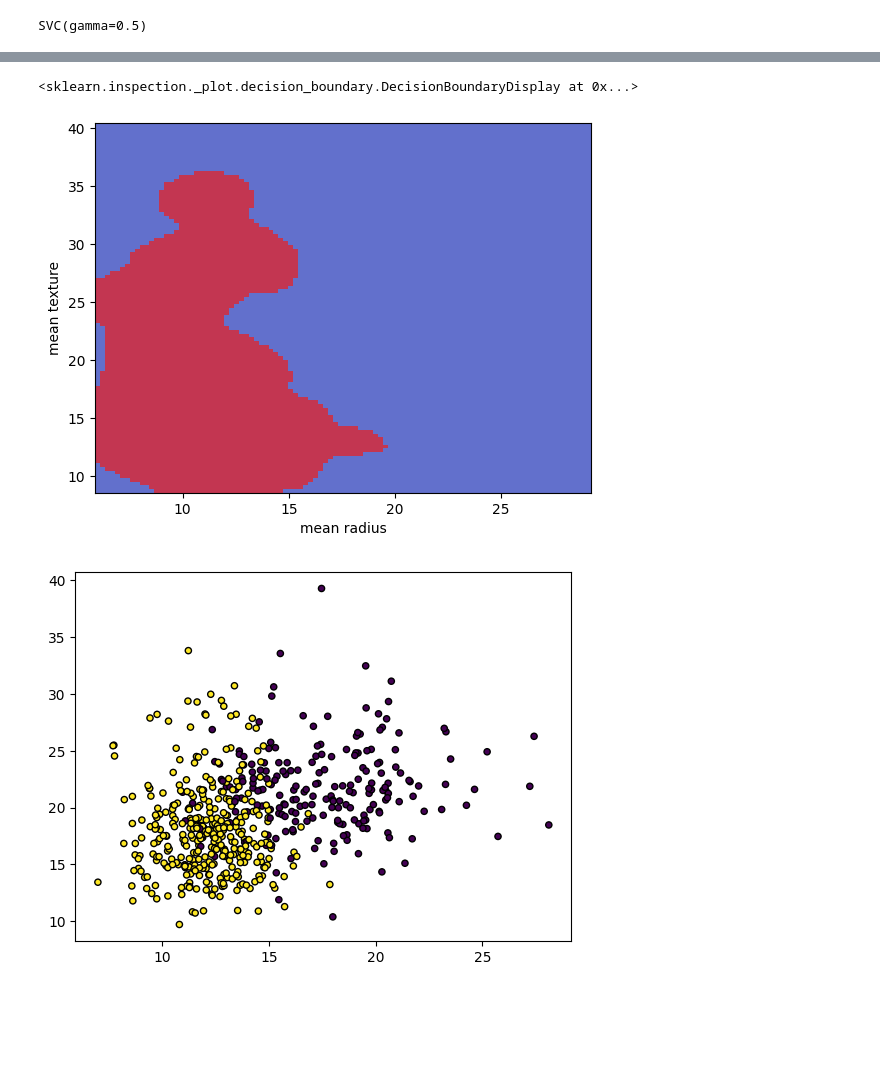
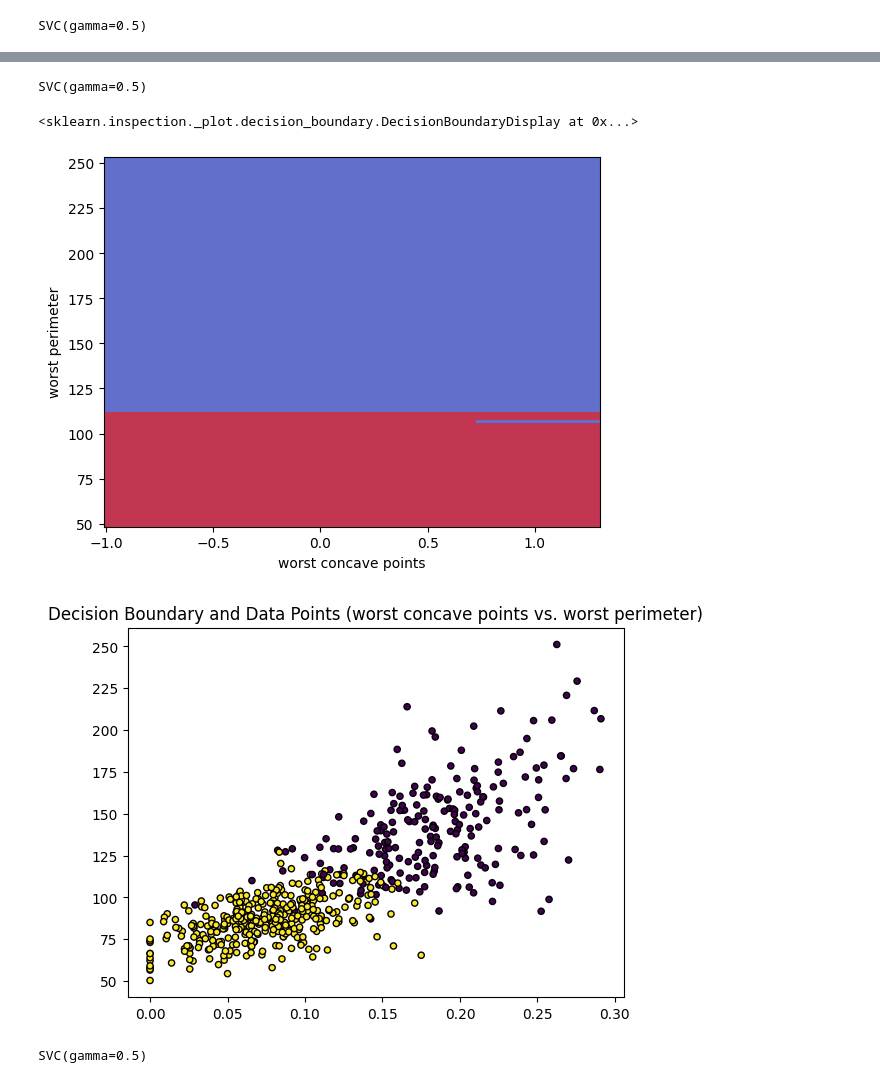
Before and after one commit to ut-si-ch/Breast-Cancer-Prediction-using-Support-Vector-Machines, a Jupyter notebook: ML_SVM.ipynb, the cells around one changed output, grey strips where cells are left out. Cells and saved outputs as stored; diff of their text form; code cells hidden in the pictures; blank space fills up the shorter version.

```diff
--- a/ML_SVM.ipynb
+++ b/ML_SVM.ipynb
@@ -71,3 +243,23 @@ model_plot = SVC(kernel = 'rbf', gamma = 0.5, C =1.0 )
 model_plot.fit(X_train_plot, y_train_plot)
 # %% [output]
 SVC(gamma=0.5)
+# %%
+# Plot Correlation Matrix for Top 5 Features
+
+# Calculate correlations with the target variable
+correlation_with_target = df.corr()['target'].drop('target') # Drop target's self correlation
+
+# Get the top 5 features with the strongest absolute correlation
+top_5_features = correlation_with_target.abs().sort_values(ascending=False).head(5).index.tolist()
+
+# Include the 'target' column in the list of features for the heatmap
+features_for_heatmap = top_5_features + ['target']
+
+# Calculate the correlation matrix for the selected features
+correlation_matrix_top_5 = df[features_for_heatmap].corr()
+
+# Plot the heatmap
+plt.figure(figsize=(8, 6))
+sns.heatmap(correlation_matrix_top_5, annot=True, cmap='coolwarm', fmt=".2f")
+plt.title("Correlation Heatmap of Top 5 Features with Target")
+plt.show()
@@ -73,0 +268,11 @@ SVC(gamma=0.5)
+# %%
+# Plot Decision Boundary for Top 2 Features
+
+# Assuming 'top_5_features' list is already defined from the previous step
+# Select the top 2 features from the list
+feature1_name = top_5_features[0]
+feature2_name = top_5_features[1]
+# %%
+# Select the data for these two features
+X_plot = df[[feature1_name, feature2_name]]
+y_plot = df['target'] # Use the original target variable
@@ -74,25 +282,38 @@ SVC(gamma=0.5)
+# %%
+# Build and train a model using only the selected two features
+model_plot_top2 = SVC(kernel = 'rbf', gamma = 0.5, C =1.0 ) # Use the same hyperparameters as your original model
+model_plot_top2.fit(X_train_plot, y_train_plot)
+# %% [output]
+SVC(gamma=0.5)
 # %%
 # Plot Decision Boundary
 DecisionBoundaryDisplay.from_estimator(
-    model_plot, # Use the model trained on selected features
-    X_plot,  # Use the selected 2 features for plotting
+    model_plot_top2,  # Use the model trained on the top 2 features
+    X_plot,  # Use the full data for these 2 features for plotting the boundary space
     response_method="predict",
     cmap=plt.cm.coolwarm,
     alpha=0.8,
-    xlabel= 'mean radius',  # Use string for label
-    ylabel= 'mean texture',  # Use string for label
+    xlabel= feature1_name,
+    ylabel= feature2_name,
     plot_method="pcolormesh",
     shading="auto",
 )
 # %% [output]
 <sklearn.inspection._plot.decision_boundary.DecisionBoundaryDisplay at 0x...>
-[figure, old version]
+[figure, new version]
 # %%
-#Plot Scatter plot
+# Plot Scatter plot of the actual data points
 plt.scatter(X_plot.iloc[:, 0], X_plot.iloc[:, 1],
-            c=y,
+            c=y_plot,
             s=20, edgecolors="k")
+plt.title(f'Decision Boundary and Data Points ({feature1_name} vs. {feature2_name})')
 plt.show()
 # %% [output]
-[figure, old version]
+[figure, new version]
+# %%
+# Retrain your original model with the scaled data
+model_scaled = SVC(kernel = 'rbf', gamma = 0.5, C =1.0 ) # Use the same hyperparameters as your original model
+model_scaled.fit(X_train_scaled, y_train)
+# %% [output]
+SVC(gamma=0.5)
 # %%
```
Also changed, not shown: parts of 23 cells of this notebook.
